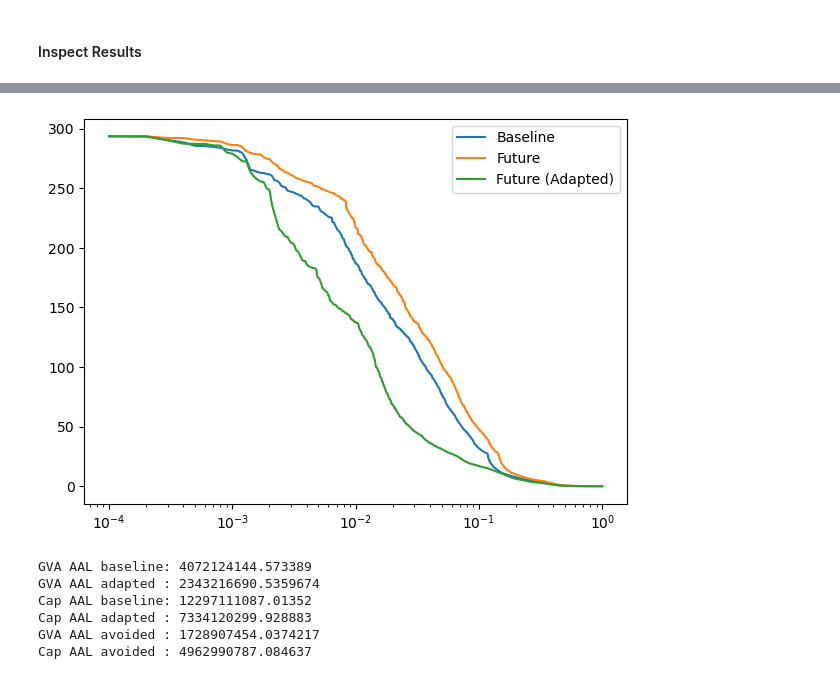
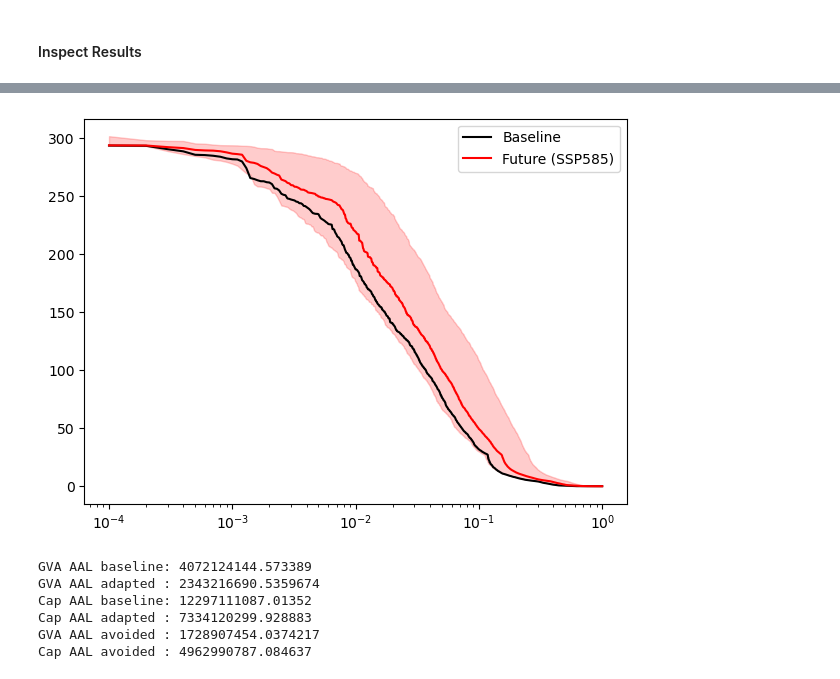
Before and after one commit to mvbnffc/sovereign-risk, a Jupyter notebook: notebooks/3_national_flood_simulation_future.ipynb, the cells around one changed output, grey strips where cells are left out. Saved outputs shown, nothing was run; the diff lists cells and outputs as text; code cells hidden in the pictures.

```diff
--- a/notebooks/3_national_flood_simulation_future.ipynb
+++ b/notebooks/3_national_flood_simulation_future.ipynb
@@ -65,7 +88,16 @@ future_losses, future_adapted_losses = run_simulation(future_curves, n_years, ad
 # %%
 # Extract sectoral losses
 baseline_sectoral_loss = extract_sectoral_losses(baseline_losses, n_years)
-future_sectoral_loss = extract_sectoral_losses(future_losses, n_years)
-future_adapted_sectoral_loss = extract_sectoral_losses(future_adapted_losses, n_years)
+# future_sectoral_loss = extract_sectoral_losses(future_losses, n_years)
+# future_adapted_sectoral_loss = extract_sectoral_losses(future_adapted_losses, n_years)
+future_ssp126_sectoral_loss_q10 = extract_sectoral_losses(future_ssp126_losses_q10, n_years)
+future_ssp126_sectoral_loss_mean = extract_sectoral_losses(future_ssp126_losses_mean, n_years)
+future_ssp126_sectoral_loss_q90 = extract_sectoral_losses(future_ssp126_losses_q90, n_years)
+future_ssp370_sectoral_loss_q10 = extract_sectoral_losses(future_ssp370_losses_q10, n_years)
+future_ssp370_sectoral_loss_mean = extract_sectoral_losses(future_ssp370_losses_mean, n_years)
+future_ssp370_sectoral_loss_q90 = extract_sectoral_losses(future_ssp370_losses_q90, n_years)
+future_ssp585_sectoral_loss_q10 = extract_sectoral_losses(future_ssp585_losses_q10, n_years)
+future_ssp585_sectoral_loss_mean = extract_sectoral_losses(future_ssp585_losses_mean, n_years)
+future_ssp585_sectoral_loss_q90 = extract_sectoral_losses(future_ssp585_losses_q90, n_years)
 # %%
 sector = "CAP_dam"
@@ -93,20 +166,35 @@ Future (Adapted) p:0.99 loss: 137215898116.44257
 # %%
 # E-P plot
 sector = "CAP_dam"
 baseline_losses_sorted = np.sort(baseline_sectoral_loss[sector])[::-1] / 1e9
-future_losses_sorted = np.sort(future_sectoral_loss[sector])[::-1] / 1e9
-future_adapted_losses_sorted = np.sort(future_adapted_sectoral_loss[sector])[::-1] / 1e9
+future_ssp126_losses_sorted_q10 = np.sort(future_ssp126_sectoral_loss_q10[sector])[::-1] / 1e9
+future_ssp126_losses_sorted_mean = np.sort(future_ssp126_sectoral_loss_mean[sector])[::-1] / 1e9
+future_ssp126_losses_sorted_q90 = np.sort(future_ssp126_sectoral_loss_q90[sector])[::-1] / 1e9
+future_ssp370_losses_sorted_q10 = np.sort(future_ssp370_sectoral_loss_q10[sector])[::-1] / 1e9
+future_ssp370_losses_sorted_mean = np.sort(future_ssp370_sectoral_loss_mean[sector])[::-1] / 1e9
+future_ssp370_losses_sorted_q90 = np.sort(future_ssp370_sectoral_loss_q90[sector])[::-1] / 1e9
+future_ssp585_losses_sorted_q10 = np.sort(future_ssp585_sectoral_loss_q10[sector])[::-1] / 1e9
+future_ssp585_losses_sorted_mean = np.sort(future_ssp585_sectoral_loss_mean[sector])[::-1] / 1e9
+future_ssp585_losses_sorted_q90 = np.sort(future_ssp585_sectoral_loss_q90[sector])[::-1] / 1e9
+# future_losses_sorted = np.sort(future_sectoral_loss[sector])[::-1] / 1e9
+# future_adapted_losses_sorted = np.sort(future_adapted_sectoral_loss[sector])[::-1] / 1e9
 N = len(baseline_sectoral_loss[sector])
 exceedance_prob = np.arange(1, N+1) / (N + 1)
 plt.figure(figsize=(7,5))
-plt.plot(exceedance_prob, baseline_losses_sorted, label='Baseline')
-plt.plot(exceedance_prob, future_losses_sorted, label='Future')
-plt.plot(exceedance_prob, future_adapted_losses_sorted, label='Future (Adapted)')
+plt.plot(exceedance_prob, baseline_losses_sorted, label='Baseline', color='k')
+# plt.fill_between(exceedance_prob, future_ssp126_losses_sorted_q10, future_ssp126_losses_sorted_q90, alpha=0.2, color='green')
+# plt.plot(exceedance_prob, future_ssp126_losses_sorted_mean, label='Future (SSP126)', color='green')
+# plt.fill_between(exceedance_prob, future_ssp370_losses_sorted_q10, future_ssp370_losses_sorted_q90, alpha=0.2, color='orange')
+# plt.plot(exceedance_prob, future_ssp370_losses_sorted_mean, label='Future (SSP370)', color='orange')
+plt.fill_between(exceedance_prob, future_ssp585_losses_sorted_q10, future_ssp585_losses_sorted_q90, alpha=0.2, color='red')
+plt.plot(exceedance_prob, future_ssp585_losses_sorted_mean, label='Future (SSP585)', color='red')
+# plt.plot(exceedance_prob, future_losses_sorted, label='Future')
+# plt.plot(exceedance_prob, future_adapted_losses_sorted, label='Future (Adapted)')
 plt.legend()
 plt.xscale("log")   # optional but standard in catastrophe modelling
 plt.yscale("linear")
 # %% [output]
-[figure, old version]
+[figure, new version]
 # %%
 # def make_loss_probability_curve(losses: np.ndarray) -> pd.DataFrame:
 #     """
```
Also changed, not shown: parts of 6 cells of this notebook, 13 other files.
